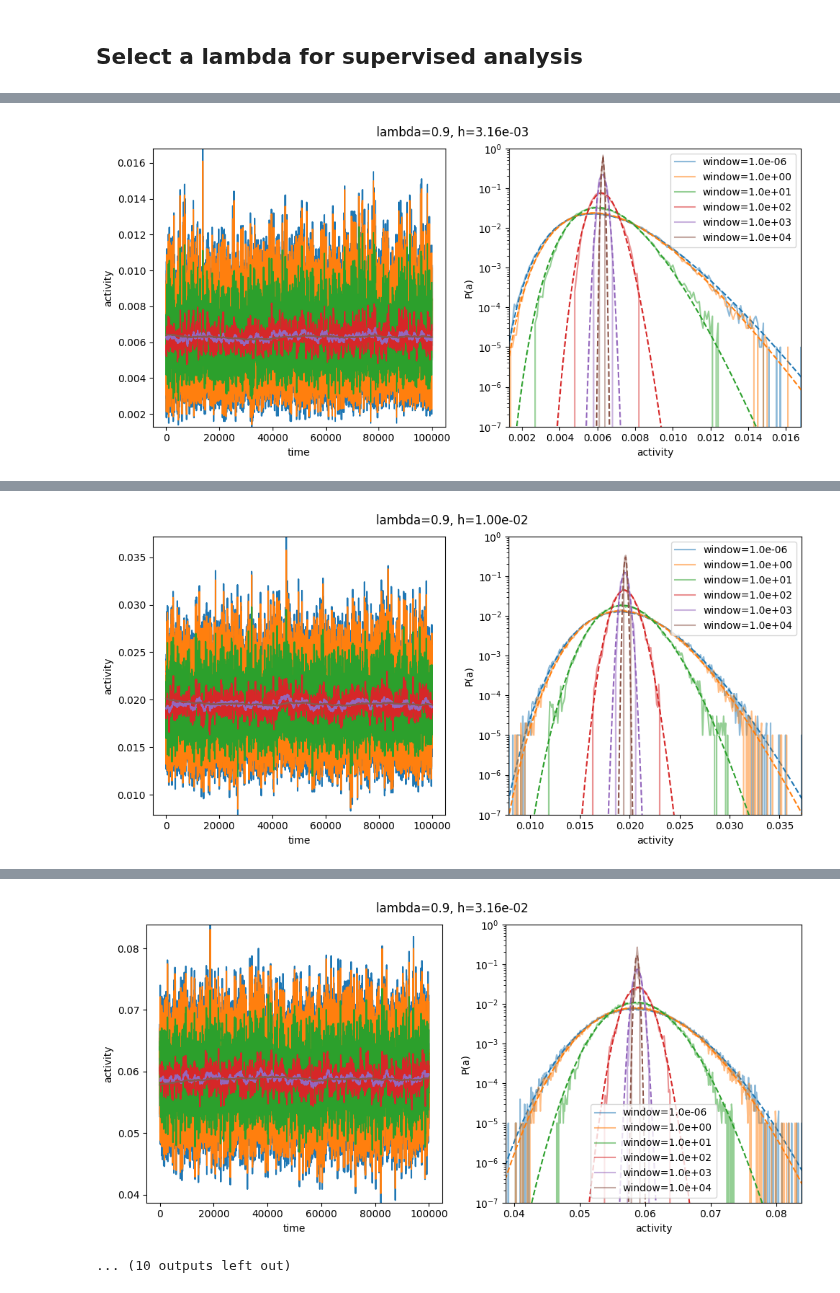
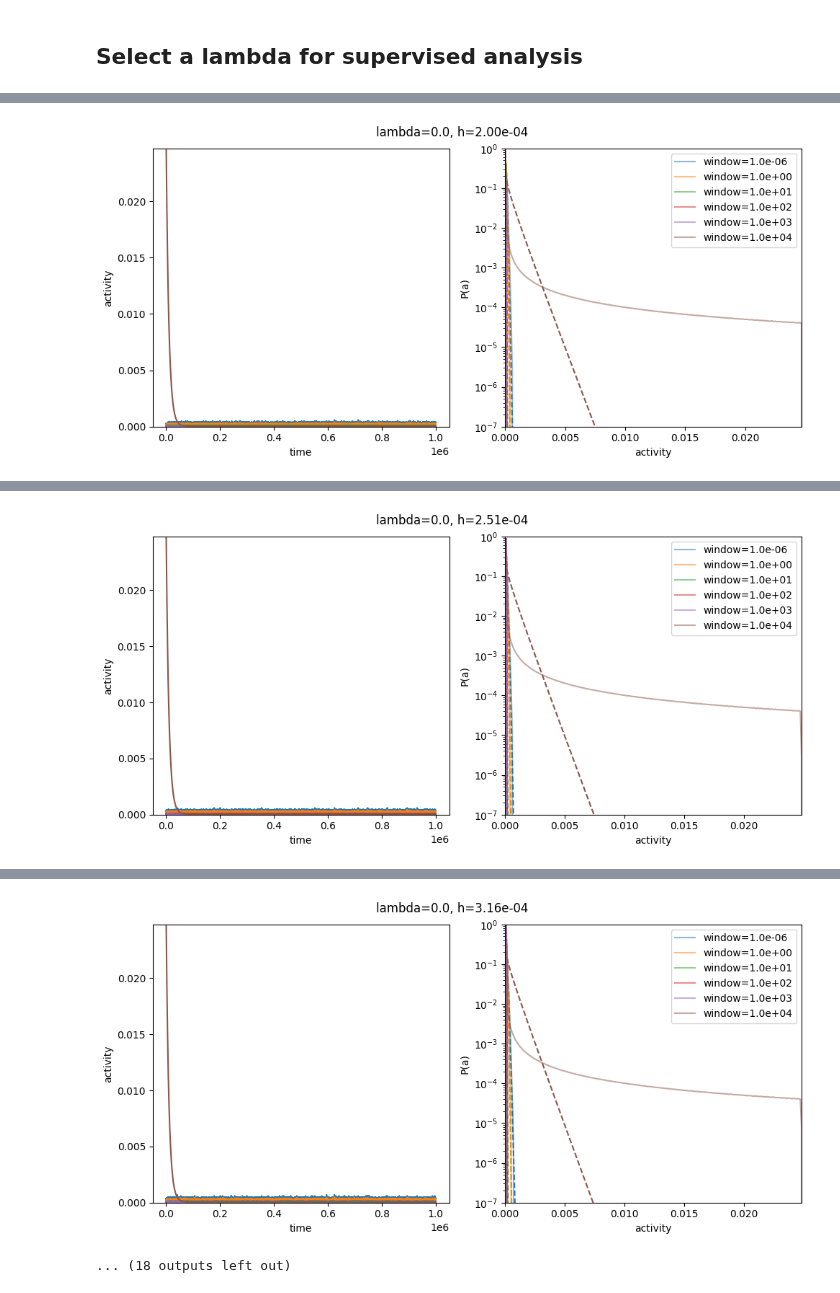
Before and after one commit to sahelazizpour/Finite-Observation-Dynamic-Range, a Jupyter notebook: 0_update/fit_beta_to_data.ipynb, the cells around one changed output, grey strips where cells are left out. Saved outputs shown, nothing was run; the diff lists cells and outputs as text; code cells hidden in the pictures.

```diff
--- a/0_update/fit_beta_to_data.ipynb
+++ b/0_update/fit_beta_to_data.ipynb
@@ -24,7 +26,7 @@ params = {
     'K': 100,
     'mu': 0.02
 }
-root='./dat/N={N}_K={K}/'.format(**params)
+root='/scratch02.local/johannes/projects/sahel_finite-observation-dynamic-range/N={N}_K={K}/'.format(**params)
 print("system setup:",root)
 
 # get lambda values by iterating over directory and splitting on '='
@@ -47,6 +43,7 @@ df = pd.DataFrame(columns=['window','lambda','h','a','b','loc','scale','mean_dat
 # %%
-print("loading data for lambda={}".format(lambda_))
-path=root+lambda_dirs[lambdas==lambda_]
+i = 11
+print("loading data for lambda={}".format(lambdas[i]))
+path=root+lambda_dirs[i]
 filenames=os.listdir(path)
 hs = [float(filename.split("_")[-2].split("=")[-1]) for filename in filenames]
 # sort filenames and h by h
@@ -73,33 +73,37 @@ files (11):
 1.00e+01         simulation_mu=0.20_h=1.00e+01_seed=1000.h5
 # %%
+plot_flag=True
 for (h,file) in zip(hs, filenames):
     filename = path+'/'+file
 
     # make figures for quality check
-    fig, axes = plt.subplots(1,2, figsize=(10,5))
-    range_data = [1,0]
+    if plot_flag:
+        fig, axes = plt.subplots(1,2, figsize=(10,5))
+        range_data = [1,0]
 
     # open hdf5 file
     with h5py.File(filename, 'r') as file:
         N = file.attrs['N']
         lambda_ = file.attrs['lambda']
         h=file.attrs['h']
-        # set title in center of figure
-        title_str = f'lambda={lambda_}, h={h:.2e}'
-        fig.suptitle(title_str, y=.95)
+        delta = 1/N
+        support = np.linspace(0,1,N+1)
+        if plot_flag:
+            # set title in center of figure
+            title_str = f'lambda={lambda_}, h={h:.2e}'
+            fig.suptitle(title_str, y=.95)
         # windows
         windows = np.array(file['windows'])
         print(windows)
         for (i,window) in enumerate(windows):
             data = np.array(file['samples'][f'{window}'])
-            axes[0].plot(data)
-            delta = 1/N
-            support = np.linspace(0,1,N+1)
-            pmf_data = np.histogram(data, bins=np.append(support,1+delta)-delta/2, density=False)[0]/len(data)
-            ref = axes[1].plot(support, pmf_data, label=f'window={windows[i]:.1e}', alpha=0.5)
+            if plot_flag:
+                axes[0].plot(data)
+                pmf_data = np.histogram(data, bins=np.append(support,1+delta)-delta/2, density=False)[0]/len(data)
+                ref = axes[1].plot(support, pmf_data, label=f'window={windows[i]:.1e}', alpha=0.5)
             # fit beta distribution
             a,b,loc,scale = fit_beta_distribution(data, delta)
-            # add result to hdf5 file
+            # add result to hdf5 file; TODO: check if this is better done with a table maybe even in an sqllite database?
             with h5py.File(file_beta, 'a') as out:
                 dset = f'{window}/{lambda_}/{h}'
                 if dset in out:
@@ -107,24 +111,26 @@ for (h,file) in zip(hs, filenames):
                 out.create_dataset(dset, data=np.array([a,b,loc,scale, a/(a+b), np.mean(data)]))
 
             print(f'{window}\t{a:.2e},{b:.2e},{loc},{scale},{a/(a+b)},{np.mean(data)}')
-            pmf_beta = stats.beta.pdf(support, a,b, loc=loc, scale=scale)
-            pmf_beta = pmf_beta/np.sum(pmf_beta)
-            axes[1].plot(support,pmf_beta, color=ref[0].get_color(), linestyle='--')
 
-            range_data[0] = min(range_data[0], support[np.nonzero(pmf_data)][0])
-            range_data[1] = max(range_data[1], support[np.nonzero(pmf_data)][-1])
 
-    axes[0].set_xlabel('time')
-    axes[0].set_ylabel('activity')
-    axes[1].set_xlabel('activity')
-    axes[1].set_ylabel('P(a)')
-    # set xrange to range of data
-    axes[1].set_yscale('log')
-    axes[1].set_ylim([1e-7,1])
-    axes[1].set_xlim(range_data)
-    axes[0].set_ylim(range_data)
-    axes[1].legend()
-    plt.tight_layout()
-    plt.show()
+            if plot_flag:
+                pmf_beta = stats.beta.pdf(support, a,b, loc=loc, scale=scale)
+                pmf_beta = pmf_beta/np.sum(pmf_beta)
+                axes[1].plot(support,pmf_beta, color=ref[0].get_color(), linestyle='--')
+                range_data[0] = min(range_data[0], support[np.nonzero(pmf_data)][0])
+                range_data[1] = max(range_data[1], support[np.nonzero(pmf_data)][-1])
+    if plot_flag:
+        axes[0].set_xlabel('time')
+        axes[0].set_ylabel('activity')
+        axes[1].set_xlabel('activity')
+        axes[1].set_ylabel('P(a)')
+        # set xrange to range of data
+        axes[1].set_yscale('log')
+        axes[1].set_ylim([1e-7,1])
+        axes[1].set_xlim(range_data)
+        axes[0].set_ylim(range_data)
+        axes[1].legend()
+        plt.tight_layout()
+        plt.show()
 # %% [output]
 [1.e-06 1.e+00 1.e+01 1.e+02 1.e+03 1.e+04]
@@ -161,2 +167,2 @@ for (h,file) in zip(hs, filenames):
-[figure, old version]
+[figure, new version]
 [1.e-06 1.e+00 1.e+01 1.e+02 1.e+03 1.e+04]
@@ -169,2 +175,2 @@ for (h,file) in zip(hs, filenames):
-[figure, old version]
+[figure, new version]
 [1.e-06 1.e+00 1.e+01 1.e+02 1.e+03 1.e+04]
@@ -177,2 +183,2 @@ for (h,file) in zip(hs, filenames):
-[figure, old version]
+[figure, new version]
-... (10 outputs left out)
+... (18 outputs left out)
```
Also changed, not shown: parts of 6 cells of this notebook, 1 other file.
